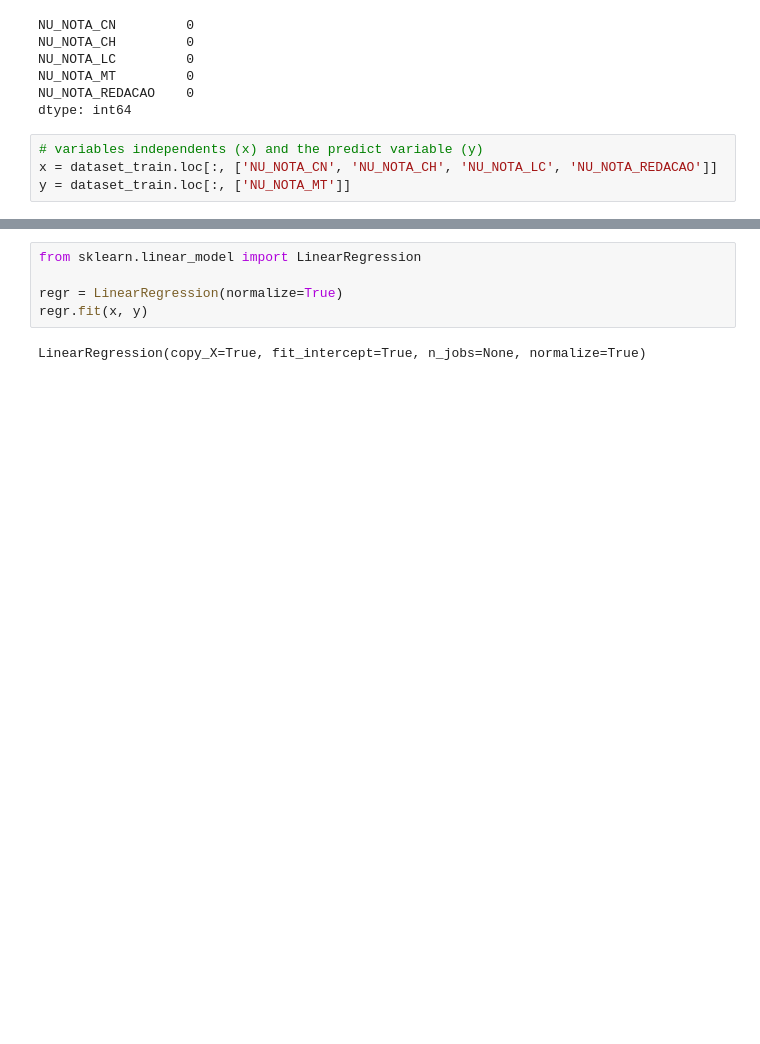
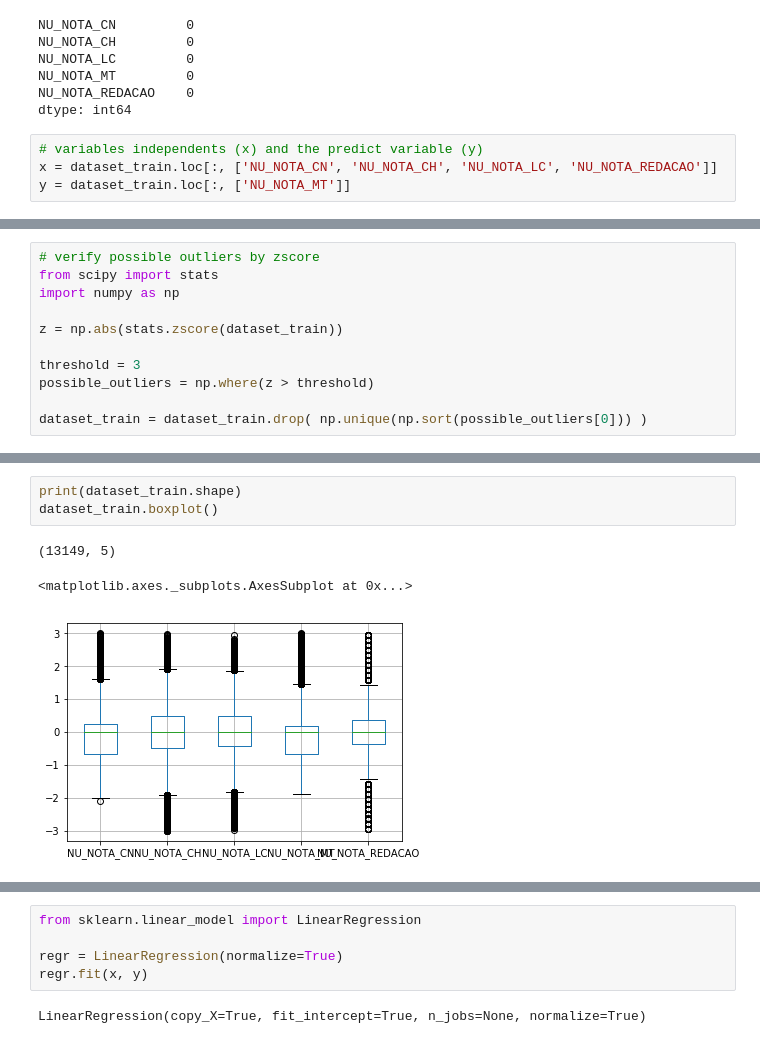
Before and after one commit to joberthrogers18/codenation-datascience, a Jupyter notebook: Challenge1/challenge1_enem.ipynb, the cells around one changed output, grey strips where cells are left out. Drawn from its saved outputs; the diff is of its cells as text; blank space fills up the shorter version.

```diff
--- a/Challenge1/challenge1_enem.ipynb
+++ b/Challenge1/challenge1_enem.ipynb
@@ -90,0 +91,11 @@ dataset_train.describe()
+# %%
+# verify possible outliers by zscore
+from scipy import stats
+import numpy as np
+
+z = np.abs(stats.zscore(dataset_train))
+
+threshold = 3
+possible_outliers = np.where(z > threshold)
+
+dataset_train = dataset_train.drop( np.unique(np.sort(possible_outliers[0])) )
@@ -91,3 +116,10 @@ dataset_train.describe()
+# %%
+print(dataset_train.shape)
+dataset_train.boxplot()
+# %% [output]
+(13149, 5)
+<matplotlib.axes._subplots.AxesSubplot at 0x...>
+[figure, added]
 # %%
 fig, ax =  plt.subplots(figsize=(16,8))
 
```
Also changed, not shown: parts of 17 cells of this notebook, 2 other files.
